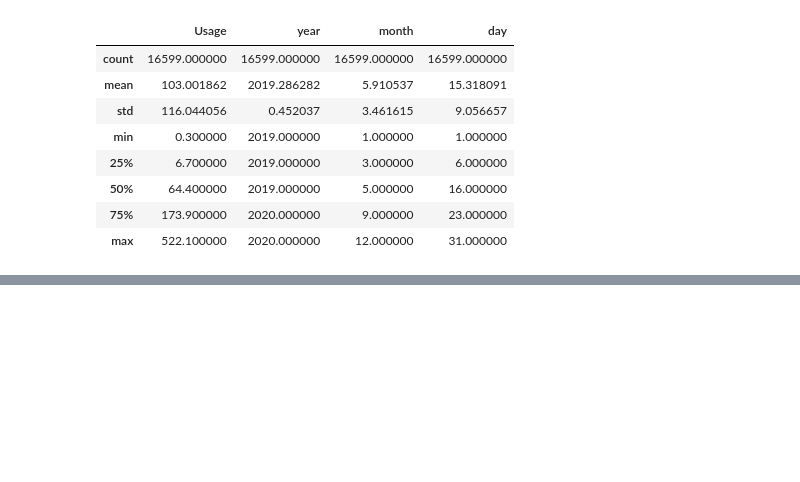
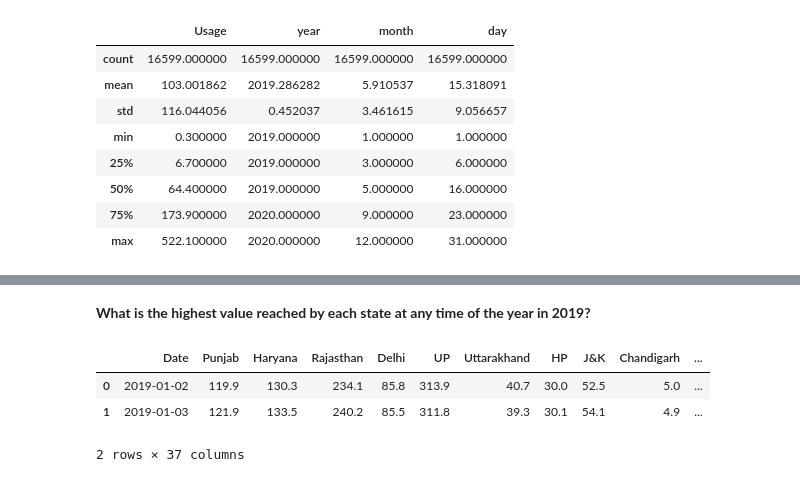
Before and after one commit to pratikshakirolkar/Electricity-Consumption-using-Big-Data, a Jupyter notebook: New_Visualization_Another_Question.ipynb, the cells around one changed output, grey strips where cells are left out. Cells and saved outputs as stored; diff of their text form; code cells hidden in the pictures; blank space fills up the shorter version.

```diff
--- a/New_Visualization_Another_Question.ipynb
+++ b/New_Visualization_Another_Question.ipynb
@@ -429,0 +261,9 @@ Visualizatiion- maximum rise in consumption 2020
+# %% [markdown]
+**What is the highest value reached by each state at any time of the year in 2019?**
+# %%
+data.head(2)
+# %% [output]
+|  | Date | Punjab | Haryana | Rajasthan | Delhi | UP | Uttarakhand | HP | J&K | Chandigarh | ... |
+| 0 | 2019-01-02 | 119.9 | 130.3 | 234.1 | 85.8 | 313.9 | 40.7 | 30.0 | 52.5 | 5.0 | ... |
+| 1 | 2019-01-03 | 121.9 | 133.5 | 240.2 | 85.5 | 311.8 | 39.3 | 30.1 | 54.1 | 4.9 | ... |
+2 rows × 37 columns
```
Also changed, not shown: parts of 62 cells of this notebook.
